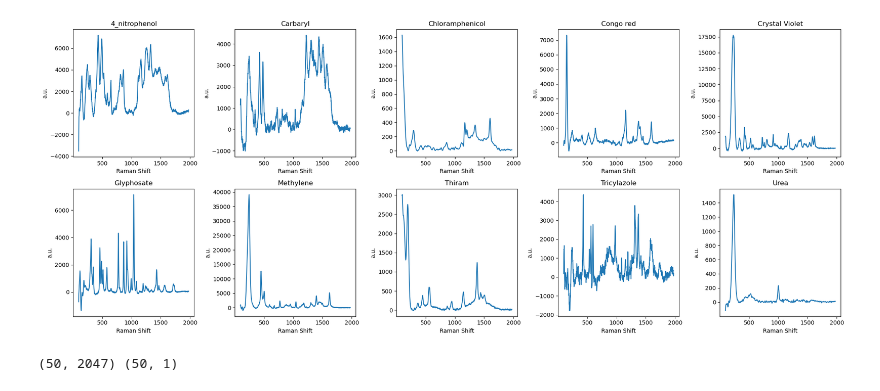
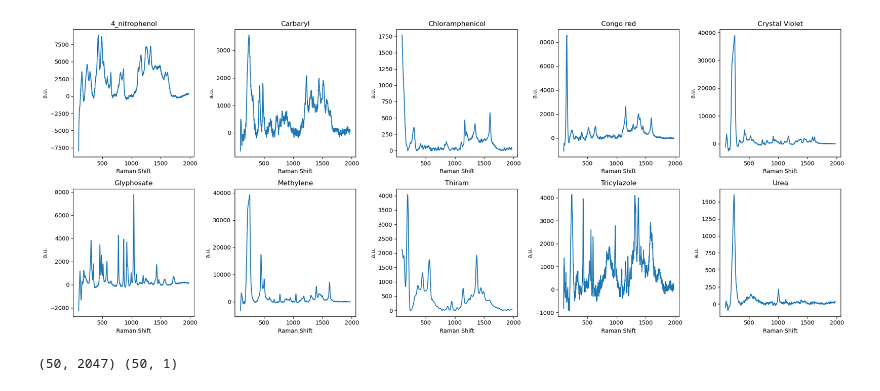
Before and after one commit to qkhanh711/NanoClassification, a Jupyter notebook: NANO.ipynb, the cells around one changed output. Saved outputs shown, nothing was run; the diff lists cells and outputs as text; code cells hidden in the pictures.

```diff
--- a/NANO.ipynb
+++ b/NANO.ipynb
@@ -6,9 +6,9 @@ from extract_feature_PCA import *
 import numpy as np
 np.random.seed(42)
 # %%
-plot_data(paths, labels, file_names[1], 2, 5, figsize = (20, 8))
+plot_data(paths, labels, file_names[0], 2, 5, figsize = (20, 8))
 # %% [output]
-[figure, old version]
+[figure, new version]
 # %%
 X, y = make_data(paths)
 print(X.shape, y.shape)
```
Also changed, not shown: parts of 17 cells of this notebook, 11 other files.
